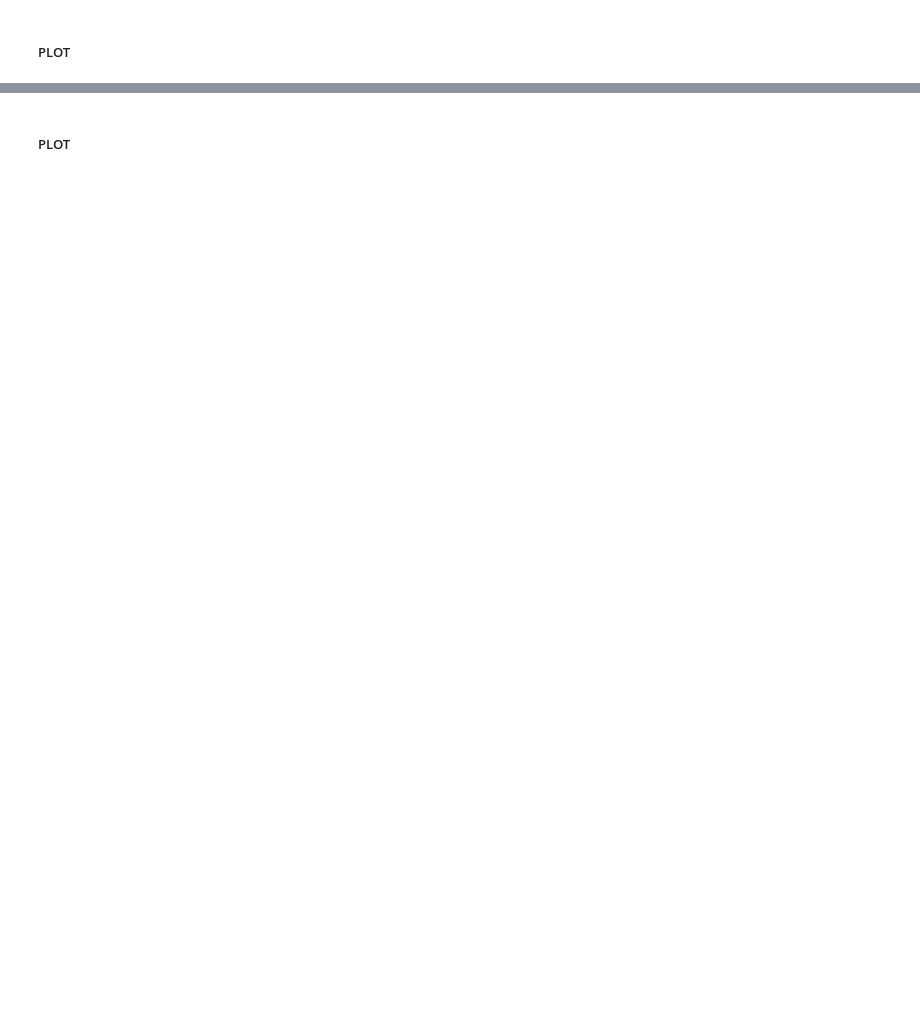
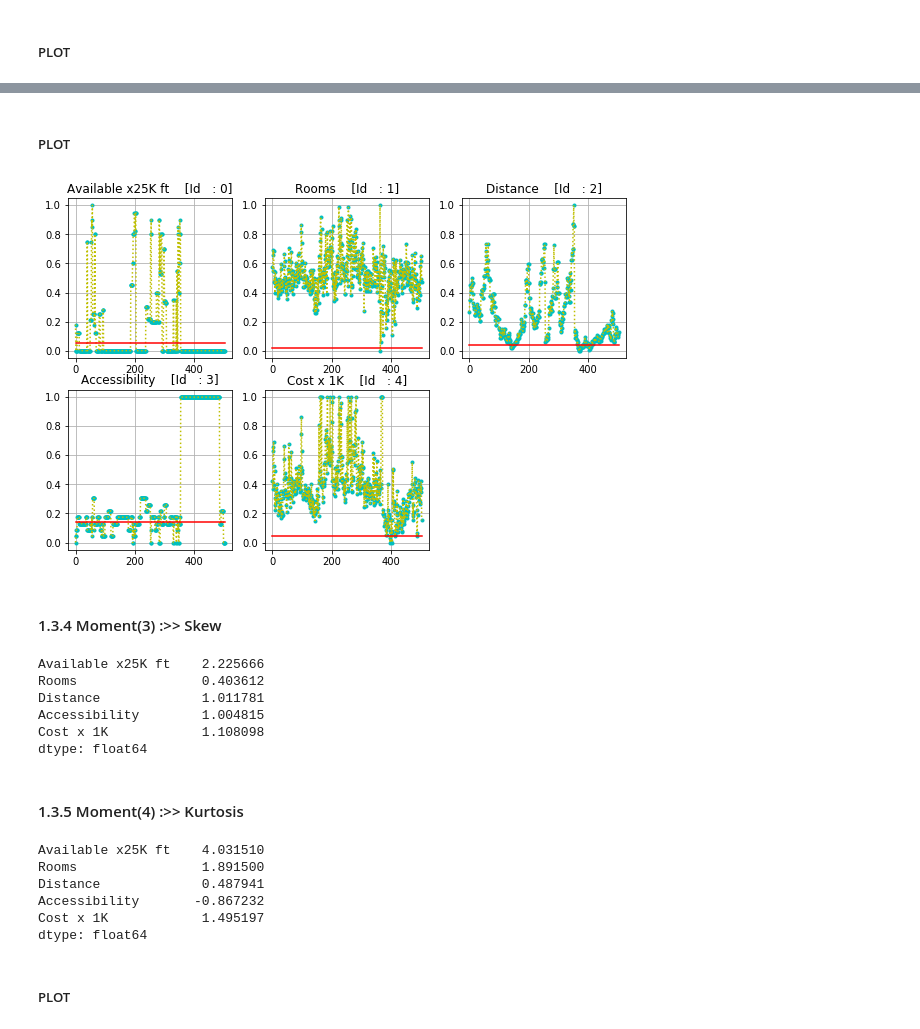
Before and after one commit to jahirmedinacs/datamining-p2, a Jupyter notebook: Practica2.ipynb, the cells around one changed output, grey strips where cells are left out. Saved outputs shown, nothing was run; the diff lists cells and outputs as text; code cells hidden in the pictures; blank space fills up the shorter version.

```diff
--- a/Practica2.ipynb
+++ b/Practica2.ipynb
@@ -184,0 +180,8 @@ dtype: float64
+# %%
+variance_Boston = not_norm_case_data_Boston.var()
+print("\033[1mVariance (not normalize)\033[0m \n\n", variance_Boston)
+
+print("\n\n\t\t------\n\n")
+
+variance_Boston = case_data_Boston.var()
+print("\033[1mVariance (normalize)\033[0m \n\n", variance_Boston)
@@ -185,2 +206,39 @@ dtype: float64
+# %% [markdown]
+
+
+##### PLOT
+# %%
+p_plt.dummy_DataFrame_plotter(case_data_Boston,
+                        plot_size=(10,10),
+                        mixed_style=True,
+                        plot_style=['c.', 'y:'],
+                        grid=True,
+                        have_lines=True, constant_values=variance_Boston.values).show()
+# %% [output]
+[figure, added]
+# %% [markdown]
+#### 1.3.4 Moment(3) :>> Skew
+# %%
+skew_Boston = case_data_Boston.skew()
+print(skew_Boston)
+# %% [output]
+Available x25K ft    2.225666
+Rooms                0.403612
+Distance             1.011781
+Accessibility        1.004815
+Cost x 1K            1.108098
+dtype: float64
+# %% [markdown]
+#### 1.3.5 Moment(4) :>> Kurtosis
+# %%
+kurt_Boston = case_data_Boston.kurtosis()
+print(kurt_Boston)
+# %% [output]
+Available x25K ft    4.031510
+Rooms                1.891500
+Distance             0.487941
+Accessibility       -0.867232
+Cost x 1K            1.495197
+dtype: float64
 # %% [markdown]
 ##### PLOT
```
Also changed, not shown: parts of 88 cells of this notebook, 2 other files.
